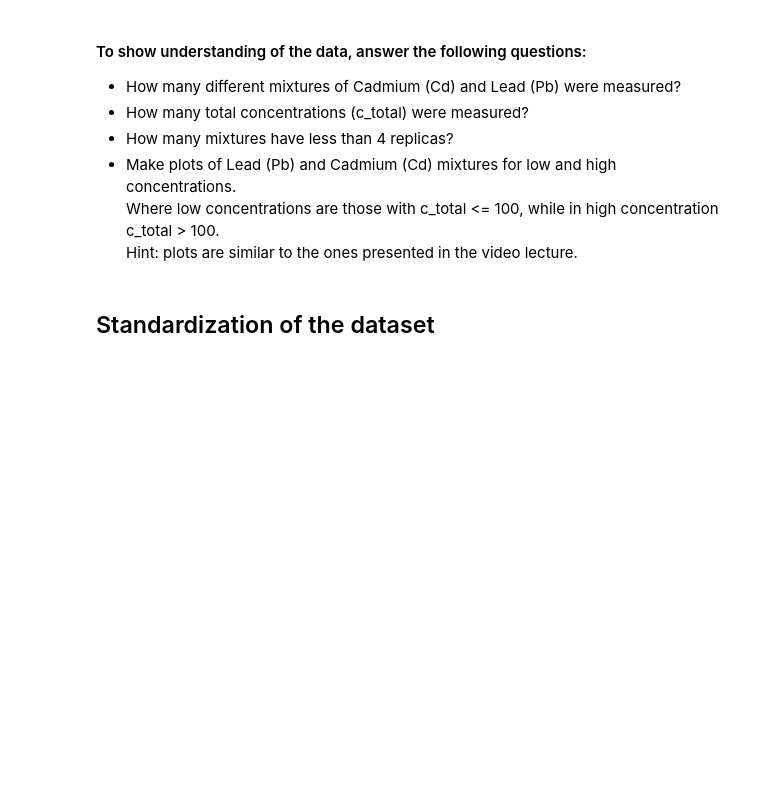
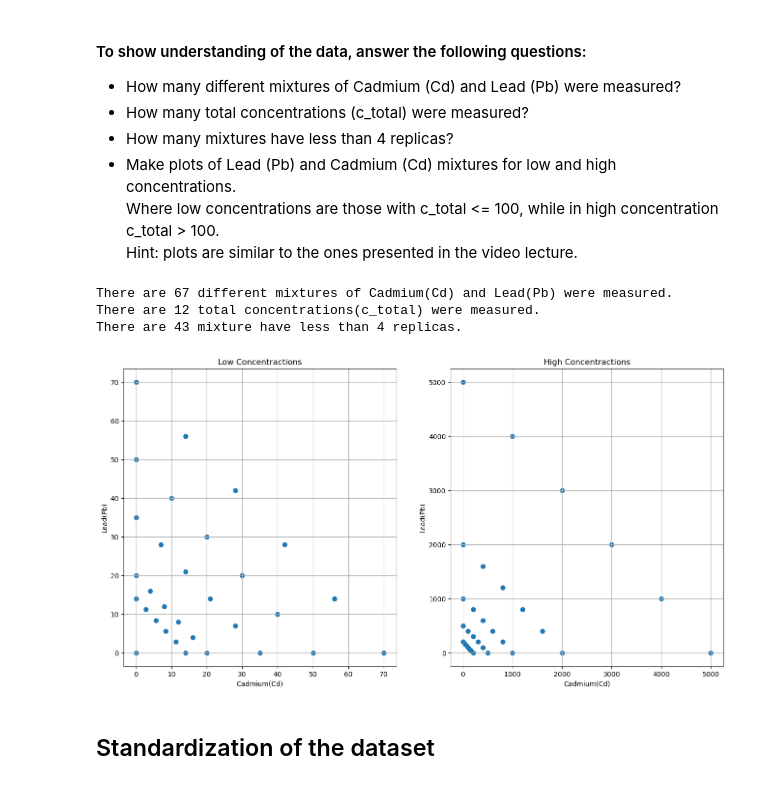
Before and after one commit to yoko19191/deep_cookbook, a Jupyter notebook: ELME_exercise/exercise_2(8.2)/EMLM_Exercise2_template.ipynb, the cells around one changed output. Saved outputs shown, nothing was run; the diff lists cells and outputs as text; code cells hidden in the pictures; blank space fills up the shorter version.

```diff
--- a/ELME_exercise/exercise_2(8.2)/EMLM_Exercise2_template.ipynb
+++ b/ELME_exercise/exercise_2(8.2)/EMLM_Exercise2_template.ipynb
@@ -25,3 +31,10 @@ import numpy as np
 #In this cell read the file Water_data.csv
 #Print the dataset dimesions (i.e. number of rows and columns)
 #Print the first 5 rows of the dataset
+
+water_df = pd.read_csv('./Water_data.csv')
+
+print(f'the dimesions of \'water_data.csv\' : {water_df.shape}' )
+print("describe:\n", water_df.describe().unstack(), "\n")
+print("first 5 row:")
+water_df.head(5)
@@ -38,3 +73,35 @@ Hint: plots are similar to the ones presented in the video lecture.
+# %%
+#In this cell write the code to answer the previous questions and print the answers.
+
+mixtures_count = len(water_df[['Cd', 'Pb']].value_counts())
+concentrations_count = len(water_df['c_total'].value_counts())
+replicas_count = sum(item < 4 for item in water_df[['Cd', 'Pb']].value_counts())
+
+print(f'There are {mixtures_count} different mixtures of Cadmium(Cd) and Lead(Pb) were measured.')
+print(f'There are {concentrations_count} total concentrations(c_total) were measured.')
+print(f'There are {replicas_count} mixture have less than 4 replicas.')
+
+
+fig = plt.figure(figsize=(16, 8))
+
+ax1 = plt.subplot(1, 2, 1)
+ax1.scatter(water_df[water_df['c_total'] < 100]['Cd'], water_df[water_df['c_total'] < 100]['Pb'])
+ax1.set_title("Low Concentractions")
+ax1.set_xlabel("Cadmium(Cd)")
+ax1.set_ylabel("Lead(Pb)")
+ax1.grid()
+
+ax2 = plt.subplot(1, 2, 2)
+ax2.scatter(water_df[water_df['c_total'] > 100]['Cd'], water_df[water_df['c_total'] > 100]['Pb'])
+ax2.set_title("High Concentractions")
+ax2.set_xlabel("Cadmium(Cd)")
+ax2.set_ylabel("Lead(Pb)")
+ax2.grid()
+# %% [output]
+There are 67 different mixtures of Cadmium(Cd) and Lead(Pb) were measured.
+There are 12 total concentrations(c_total) were measured.
+There are 43 mixture have less than 4 replicas.
+[figure, added]
 # %% [markdown]
 ## Standardization of the dataset
 # %%
```
Also changed, not shown: parts of 14 cells of this notebook, 20 other files.
